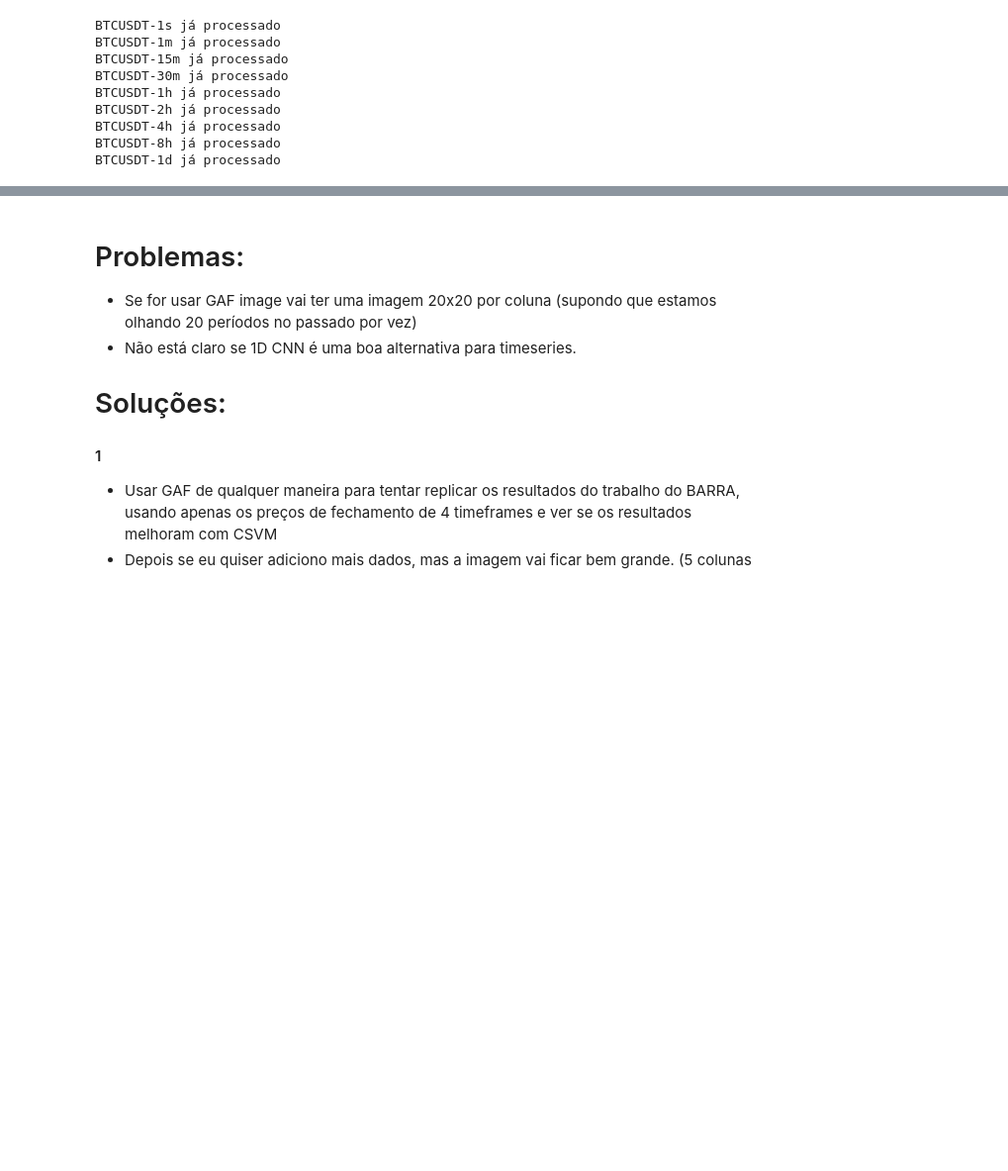
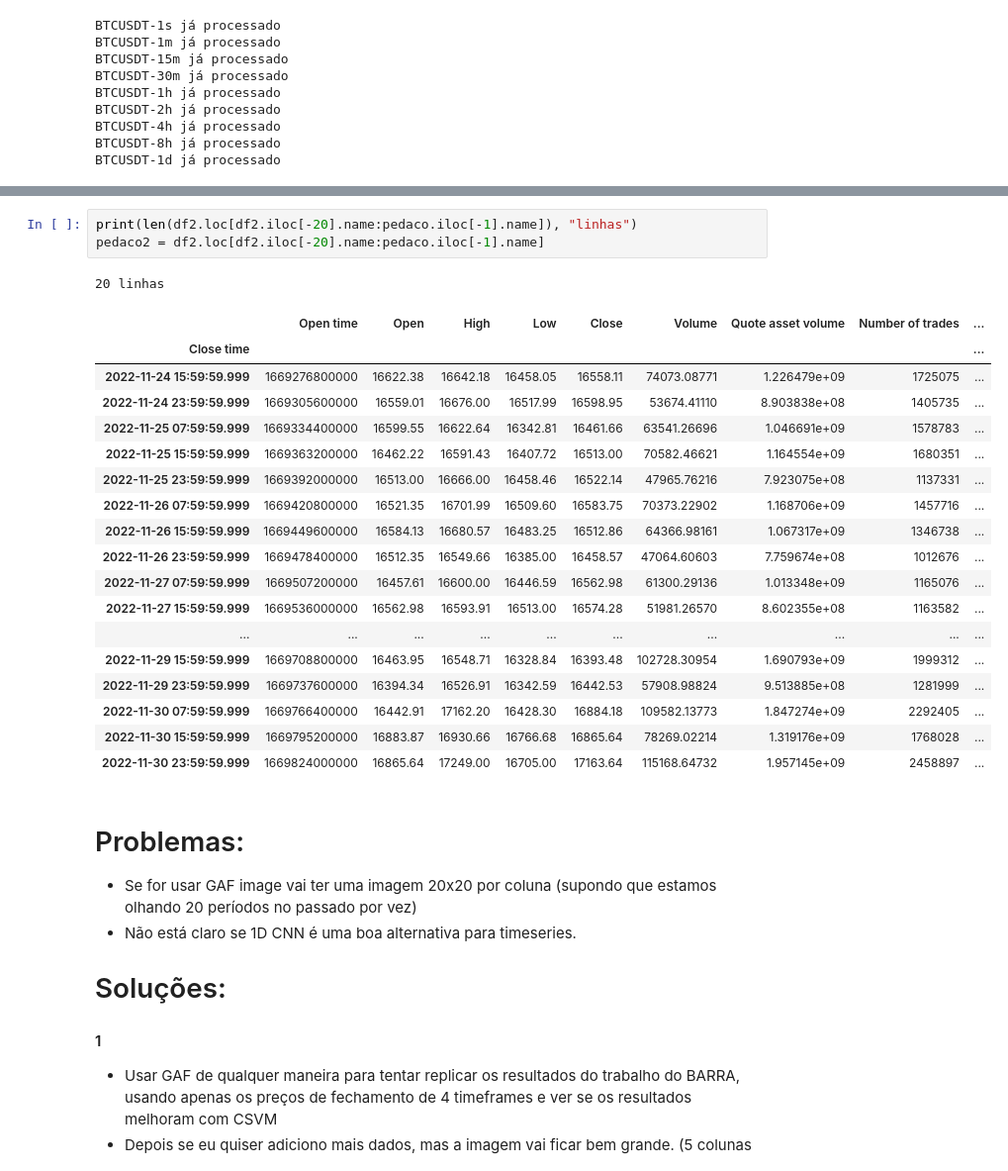
Before and after one commit to lambdavar/Artigo, a Jupyter notebook: main.ipynb, the cells around one changed output, grey strips where cells are left out. Shown: that part at 99% size. Cells and saved outputs as stored; diff of their text form; blank space fills up the shorter version.

```diff
--- a/main.ipynb
+++ b/main.ipynb
@@ -104,3 +110,26 @@ df
+# %%
+print(len(df2.loc[df2.iloc[-20].name:pedaco.iloc[-1].name]), "linhas")
+pedaco2 = df2.loc[df2.iloc[-20].name:pedaco.iloc[-1].name]
+# %% [output]
+20 linhas
+|  | Open time | Open | High | Low | Close | Volume | Quote asset volume | Number of trades | ... |
+| Close time |  |  |  |  |  |  |  |  | ... |
+| 2022-11-24 15:59:59.999 | 1669276800000 | 16622.38 | 16642.18 | 16458.05 | 16558.11 | 74073.08771 | 1.226479e+09 | 1725075 | ... |
+| 2022-11-24 23:59:59.999 | 1669305600000 | 16559.01 | 16676.00 | 16517.99 | 16598.95 | 53674.41110 | 8.903838e+08 | 1405735 | ... |
+| 2022-11-25 07:59:59.999 | 1669334400000 | 16599.55 | 16622.64 | 16342.81 | 16461.66 | 63541.26696 | 1.046691e+09 | 1578783 | ... |
+| 2022-11-25 15:59:59.999 | 1669363200000 | 16462.22 | 16591.43 | 16407.72 | 16513.00 | 70582.46621 | 1.164554e+09 | 1680351 | ... |
+| 2022-11-25 23:59:59.999 | 1669392000000 | 16513.00 | 16666.00 | 16458.46 | 16522.14 | 47965.76216 | 7.923075e+08 | 1137331 | ... |
+| 2022-11-26 07:59:59.999 | 1669420800000 | 16521.35 | 16701.99 | 16509.60 | 16583.75 | 70373.22902 | 1.168706e+09 | 1457716 | ... |
+| 2022-11-26 15:59:59.999 | 1669449600000 | 16584.13 | 16680.57 | 16483.25 | 16512.86 | 64366.98161 | 1.067317e+09 | 1346738 | ... |
+| 2022-11-26 23:59:59.999 | 1669478400000 | 16512.35 | 16549.66 | 16385.00 | 16458.57 | 47064.60603 | 7.759674e+08 | 1012676 | ... |
+| 2022-11-27 07:59:59.999 | 1669507200000 | 16457.61 | 16600.00 | 16446.59 | 16562.98 | 61300.29136 | 1.013348e+09 | 1165076 | ... |
+| 2022-11-27 15:59:59.999 | 1669536000000 | 16562.98 | 16593.91 | 16513.00 | 16574.28 | 51981.26570 | 8.602355e+08 | 1163582 | ... |
+| ... | ... | ... | ... | ... | ... | ... | ... | ... | ... |
+| 2022-11-29 15:59:59.999 | 1669708800000 | 16463.95 | 16548.71 | 16328.84 | 16393.48 | 102728.30954 | 1.690793e+09 | 1999312 | ... |
+| 2022-11-29 23:59:59.999 | 1669737600000 | 16394.34 | 16526.91 | 16342.59 | 16442.53 | 57908.98824 | 9.513885e+08 | 1281999 | ... |
+| 2022-11-30 07:59:59.999 | 1669766400000 | 16442.91 | 17162.20 | 16428.30 | 16884.18 | 109582.13773 | 1.847274e+09 | 2292405 | ... |
+| 2022-11-30 15:59:59.999 | 1669795200000 | 16883.87 | 16930.66 | 16766.68 | 16865.64 | 78269.02214 | 1.319176e+09 | 1768028 | ... |
+| 2022-11-30 23:59:59.999 | 1669824000000 | 16865.64 | 17249.00 | 16705.00 | 17163.64 | 115168.64732 | 1.957145e+09 | 2458897 | ... |
 # %% [markdown]
 # Problemas:
 - Se for usar GAF image vai ter uma imagem 20x20 por coluna (supondo que estamos olhando 20 períodos no passado por vez)
```
Also changed, not shown: parts of 8 cells of this notebook.
